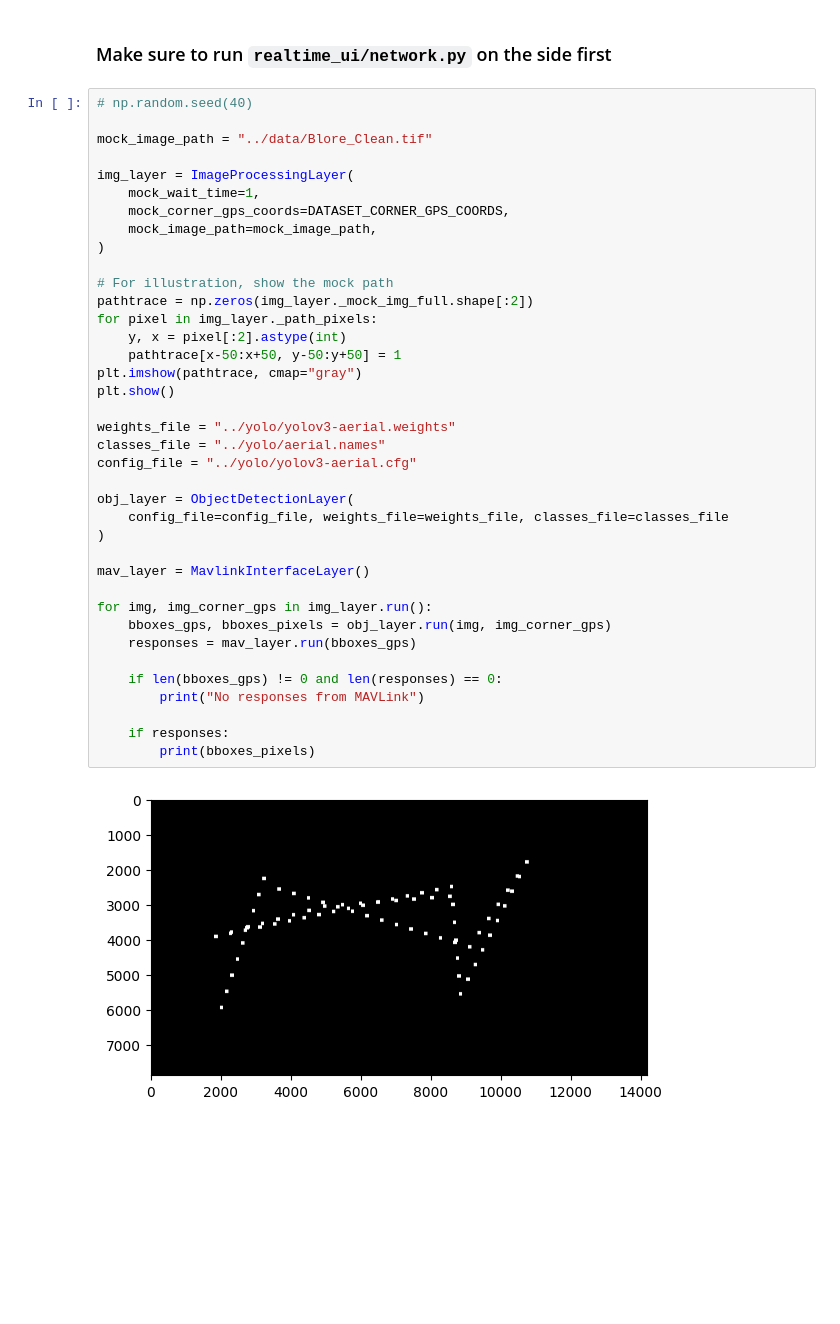
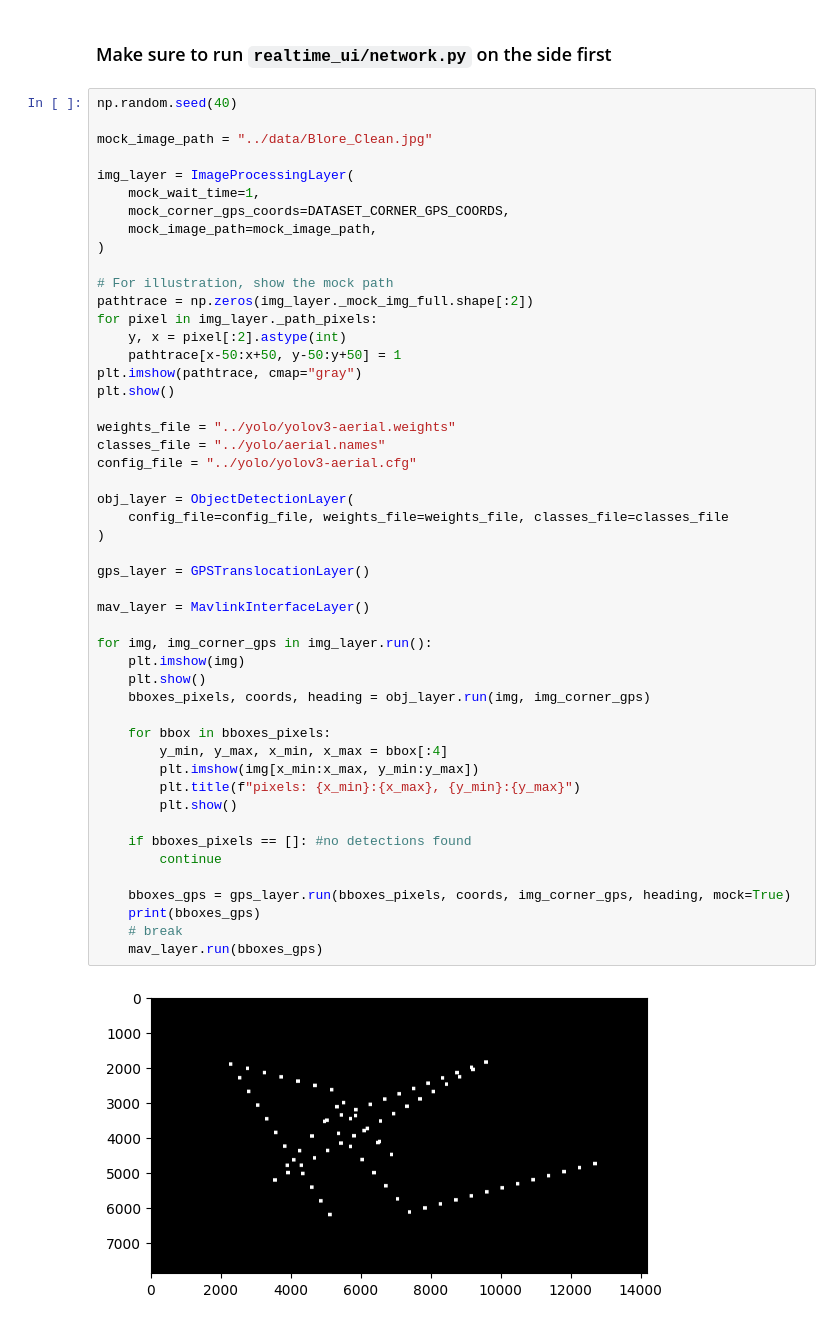
Before and after one commit to alago1/rt-flight, a Jupyter notebook: realtime_ui/model_sender.ipynb, the cells around one changed output. Cells and saved outputs as stored; diff of their text form; blank space fills up the shorter version.

```diff
--- a/realtime_ui/model_sender.ipynb
+++ b/realtime_ui/model_sender.ipynb
@@ -366,42 +597,53 @@ DATASET_CORNER_GPS_COORDS = np.array([DATASET_TOP_LEFT_GPS, DATASET_TOP_RIGHT_GP
 # %% [markdown]
 ### Make sure to run `realtime_ui/network.py` on the side first
 # %%
-# np.random.seed(40)
+np.random.seed(40)
 
-mock_image_path = "../data/Blore_Clean.tif"
+mock_image_path = "../data/Blore_Clean.jpg"
 
 img_layer = ImageProcessingLayer(
     mock_wait_time=1,
     mock_corner_gps_coords=DATASET_CORNER_GPS_COORDS,
     mock_image_path=mock_image_path,
 )
 
 # For illustration, show the mock path
 pathtrace = np.zeros(img_layer._mock_img_full.shape[:2])
 for pixel in img_layer._path_pixels:
     y, x = pixel[:2].astype(int)
     pathtrace[x-50:x+50, y-50:y+50] = 1
 plt.imshow(pathtrace, cmap="gray")
 plt.show()
 
 weights_file = "../yolo/yolov3-aerial.weights"
 classes_file = "../yolo/aerial.names"
 config_file = "../yolo/yolov3-aerial.cfg"
 
 obj_layer = ObjectDetectionLayer(
     config_file=config_file, weights_file=weights_file, classes_file=classes_file
 )
 
+gps_layer = GPSTranslocationLayer()
+
 mav_layer = MavlinkInterfaceLayer()
 
 for img, img_corner_gps in img_layer.run():
-    bboxes_gps, bboxes_pixels = obj_layer.run(img, img_corner_gps)
-    responses = mav_layer.run(bboxes_gps)
+    plt.imshow(img)
+    plt.show()
+    bboxes_pixels, coords, heading = obj_layer.run(img, img_corner_gps)
 
-    if len(bboxes_gps) != 0 and len(responses) == 0:
-        print("No responses from MAVLink")
+    for bbox in bboxes_pixels:
+        y_min, y_max, x_min, x_max = bbox[:4]
+        plt.imshow(img[x_min:x_max, y_min:y_max])
+        plt.title(f"pixels: {x_min}:{x_max}, {y_min}:{y_max}")
+        plt.show()
 
-    if responses:
-        print(bboxes_pixels)
+    if bboxes_pixels == []: #no detections found
+        continue
+
+    bboxes_gps = gps_layer.run(bboxes_pixels, coords, img_corner_gps, heading, mock=True)
+    print(bboxes_gps)
+    # break
+    mav_layer.run(bboxes_gps)
 # %% [output]
-[figure, old version]
+[figure, new version]
```
Also changed, not shown: parts of 2 cells of this notebook, 4 other files.
